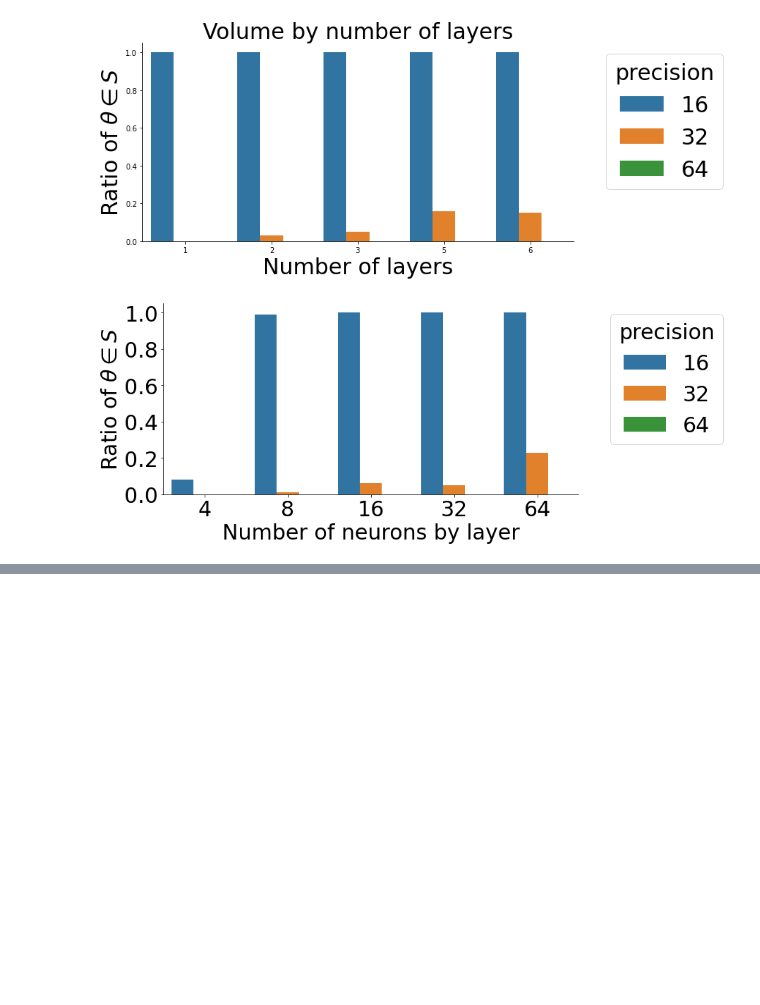
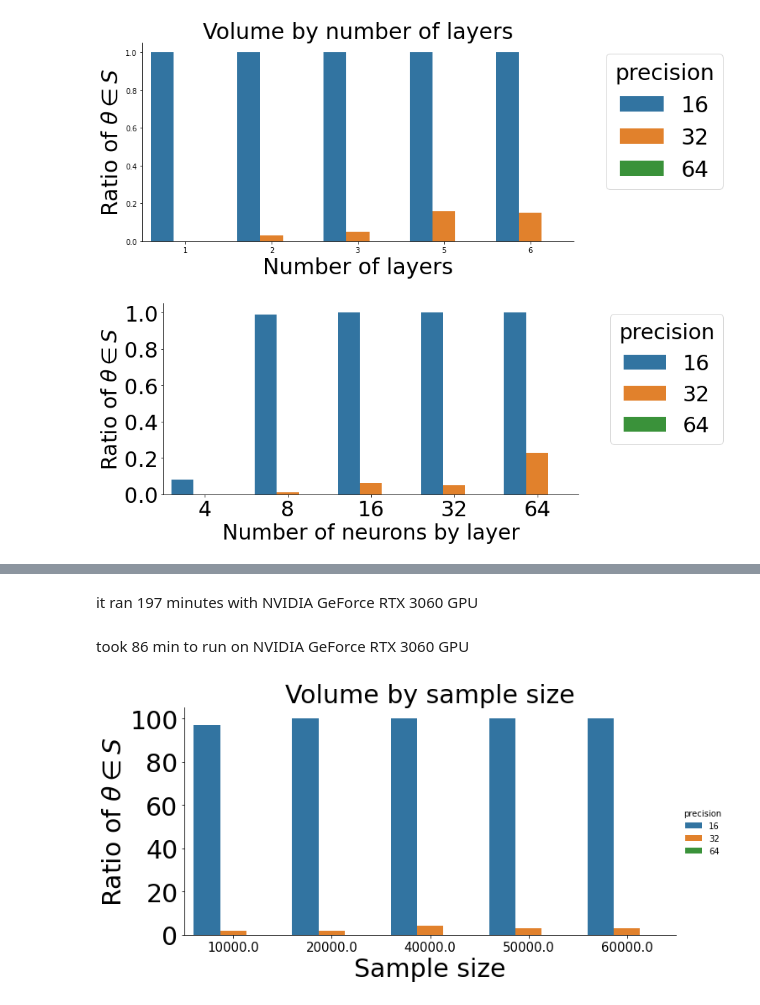
Before and after one commit to CS-433/ml-project-2-ristrettolearning-2, a Jupyter notebook: notebooks/Volume estimation.ipynb, the cells around one changed output, grey strips where cells are left out. Saved outputs shown, nothing was run; the diff lists cells and outputs as text; code cells hidden in the pictures; blank space fills up the shorter version.

Commit message:
Completed experiments
For volume estimation and training Suggested something for the utils and saved the training data

```diff
--- a/notebooks/Volume estimation.ipynb
+++ b/notebooks/Volume estimation.ipynb
@@ -25,10 +25,9 @@ import matplotlib.pyplot as plt
 device = 'cuda' if torch.cuda.is_available() else 'cpu'
 
 # We are taking our custom model creator to make a model with custom features
-def make_mlp_models(alpha = 0, nb_neurons = 500, nb_layers=6, regularizer = torch.nn.Identity(), device = device ):
+def make_mlp_models(alpha = 0, nb_neurons = 200, nb_layers=3, regularizer = torch.nn.Identity(), device = device ):
     layers = [nb_neurons]*nb_layers
     return rm.FullyConnected(activation=lambda: ra.ReLU(alpha), reg=lambda: regularizer , hidden_dims=layers, seed=None)
-
 
 
 def copy_params(net1, net2):
@@ -40,7 +39,6 @@ def copy_params(net1, net2):
     for name, param in params1:
         if name in dict_params2:
             dict_params2[name].data.copy_(param.data)
-
 
 
 def build_models(nb_neurons=512, nb_hidden_layers=2, precision=32, device = device):
@@ -57,12 +55,6 @@ def build_models(nb_neurons=512, nb_hidden_layers=2, precision=32, device = devi
             net.double()
 
     return net1, net2
-
-
-
-# def weight_reset(m):
-#     if isinstance(m, nn.Conv2d) or isinstance(m, nn.Linear):
-#         m.reset_parameters()
 # %%
 # Number of experiments to run
 nb_experiments = 100
@@ -80,7 +71,7 @@ nb_neurons = 32
 batch_size = 256
 
 for precision in tqdm([16,32,64], desc='precision'): # We iterate through the precisions
-    for nb_layers in tqdm([1,2,3,5,6], desc='nb_layers', leave=False): # We iterate through the number of layers
+    for nb_layers in tqdm([1,2,3,5,6], desc='number of layers', leave=False): # We iterate through the number of layers
         count = 0
 
         for run_id in tqdm(range(nb_experiments), desc='run', leave=False): # This just runs the experimets nb_experiments times
@@ -263,0 +255,2 @@ plt.savefig('neurons.png')
+# %% [markdown]
+it ran 197 minutes with NVIDIA GeForce RTX 3060 GPU
@@ -263,0 +304,19 @@ plt.savefig('neurons.png')
+# %% [markdown]
+took 86 min to run on NVIDIA GeForce RTX 3060 GPU
+# %%
+sns.catplot(x = "sample_size",
+            y = "count",
+            hue = "precision",
+            data = df,
+            kind = "bar",
+            height=4.5, aspect=2
+            )
+
+plt.title('Volume by sample size', fontsize='30')
+plt.xlabel('Sample size', fontsize='30');
+plt.ylabel('Ratio of ' + r'$\theta \in S$', fontsize='30');
+plt.yticks(fontsize='30');
+plt.xticks(fontsize='15');
+plt.savefig('sample size.png')
+# %% [output]
+[figure, added]
```
Also changed, not shown: parts of 4 cells of this notebook, 7 other files.
